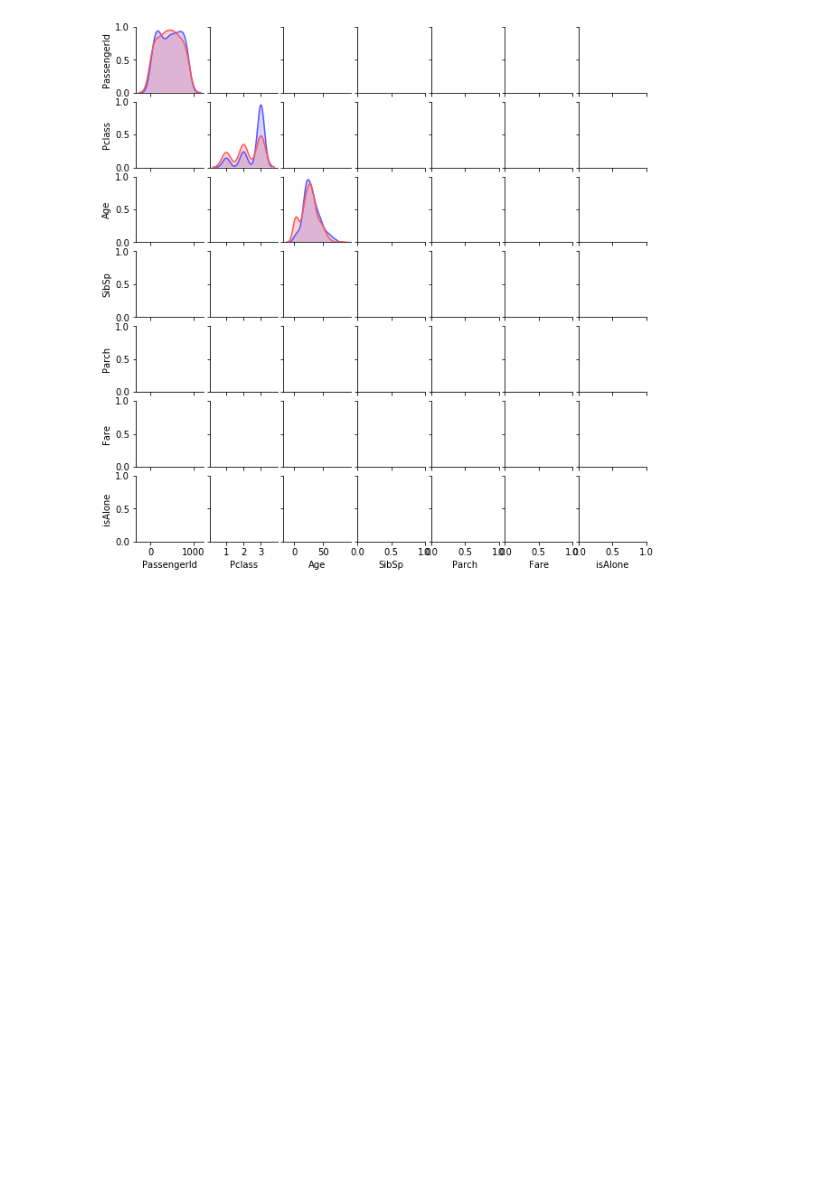
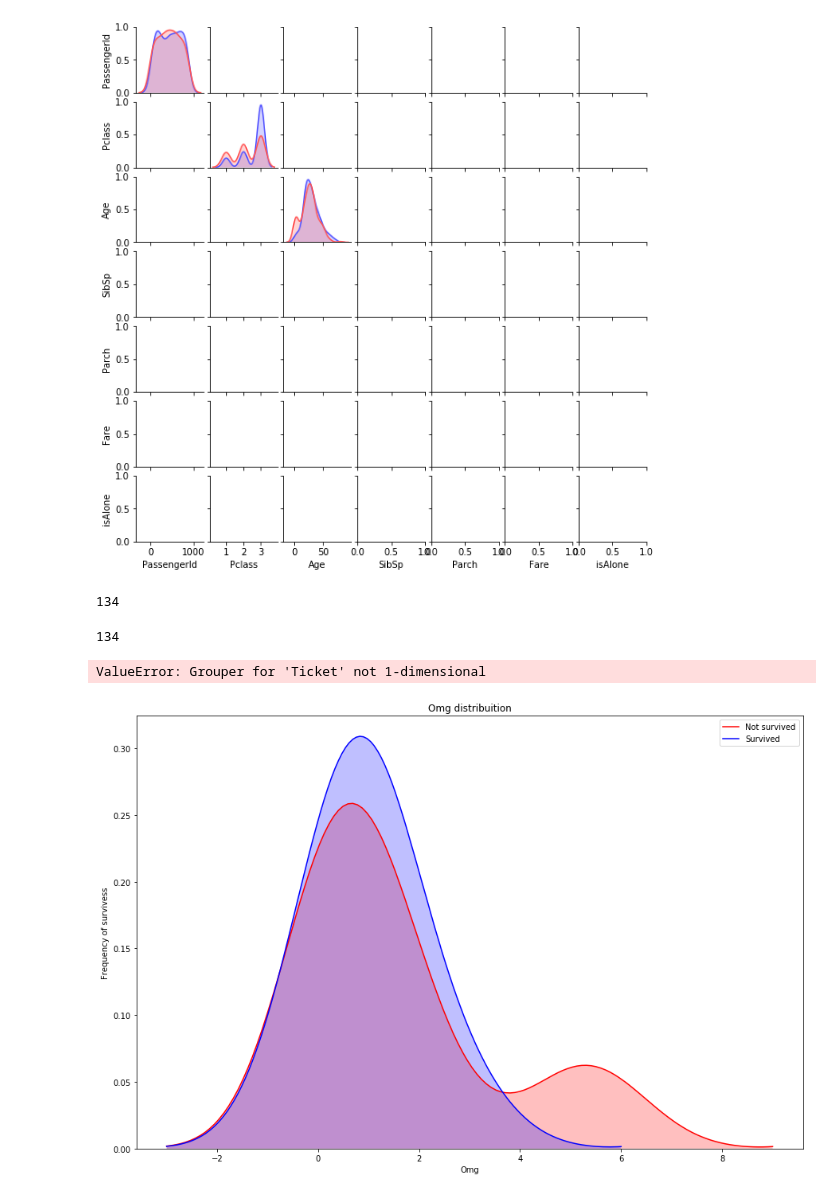
Before and after one commit to integr8/ml-titanic, a Jupyter notebook: data-visualization.ipynb, the cells around one changed output. Saved outputs shown, nothing was run; the diff lists cells and outputs as text; code cells hidden in the pictures; blank space fills up the shorter version.

```diff
--- a/data-visualization.ipynb
+++ b/data-visualization.ipynb
@@ -20,11 +20,11 @@ test_data = pd.read_csv('test.csv')
 datasets = [train_data, test_data]
 all_data = pd.concat(datasets)
 # %%
-def kmeans_chart(prop, size = 0):
-    krange = range(1,size if size > 0 else train_data[prop].value_counts().size)
+def kmeans_chart(dataset, prop, size = 0):
+    krange = range(1,size if size > 0 else dataset[prop].value_counts().size)
     inertias = []
     for i in krange:
-        kmeans = KMeans(n_clusters=i, random_state=0).fit(train_data[prop].values.reshape(train_data[prop].size,1))
+        kmeans = KMeans(n_clusters=i, random_state=0).fit(dataset[prop].values.reshape(dataset[prop].size,1))
         inertias.append(kmeans.inertia_)
 
     plt.plot(krange, inertias)
@@ -59,6 +59,23 @@ def scatter_chart(feature):
     ax.figure.show()
 
 #     plt.scatter(y, survived, marker='o');
+def class_distribuition(dataset, feature):
+    plt.subplots(figsize = (16,16))
+    ax = sns.countplot(x=feature, hue='Survived', data=dataset)
+    plt.title('Class distribuition')
+    leg = ax.get_legend()
+    leg.set_title('Survived')
+    legs = leg.texts
+    legs[0] = 'No'
+    legs[1] = 'Yes'
+
+def distribuition(dataset, feature):
+    plt.subplots(figsize = (15,10))
+    ax = sns.kdeplot(dataset.loc[(train_data['Survived'] == 0), feature], bw=1, color = 'r', shade=True, label = 'Not survived')
+    ax = sns.kdeplot(dataset.loc[(train_data['Survived'] == 1), feature], bw=1, color = 'b', shade=True, label = 'Survived')
+    plt.title('%s distribuition' % (feature))
+    plt.ylabel('Frequency of survivess')
+    plt.xlabel(feature)
 # %%
 train_data.head()
 # %% [output]
@@ -185,3 +202,43 @@ leg.set_title('Survived')
 legs = leg.texts
 legs[0] = 'No'
 legs[1] = 'Yes'
+# %%
+train_data['Omg'] = 0
+groups = train_data.groupby('Ticket').groups
+
+# pairs = list(filter(lambda x: groups[x].size >= 2, groups))
+for group in groups:
+    if(groups[group].size >=2 ):
+        for pearson in groups[group]:
+            info = train_data.loc[pearson]
+            corr = info['Parch'] + info['SibSp']
+            if(corr < groups[group].size):
+                train_data.at[pearson, 'Omg'] = corr
+
+
+# test_data['Omg'].value_counts()
+print (len(a))
+# %% [output]
+134
+# %%
+groups = train_data.groupby('Ticket').groups
+a = list(filter(lambda x: groups[x].size >= 2, groups))
+print (len(a))
+# %% [output]
+134
+# %%
+groups = all_data.groupby('Ticket').groups
+a = list(filter(lambda x: groups[x].size >= 2, groups))
+# print (len(a))
+print(train_data.at[0, 'Name'])
+print(test_data.at[0, 'Name'])
+
+# print(all_data.at[0, 'Name'])
+print(all_data.at[train_data.shape[0]+1, 'Name'])
+# print(train_data.at[0,'Name'])
+# %% [output]
+ValueError: Grouper for 'Ticket' not 1-dimensional
+# %%
+distribuition(train_data, 'Omg')
+# %% [output]
+[figure, added]
```
Also changed, not shown: parts of 1 cell of this notebook, 9 other files.
